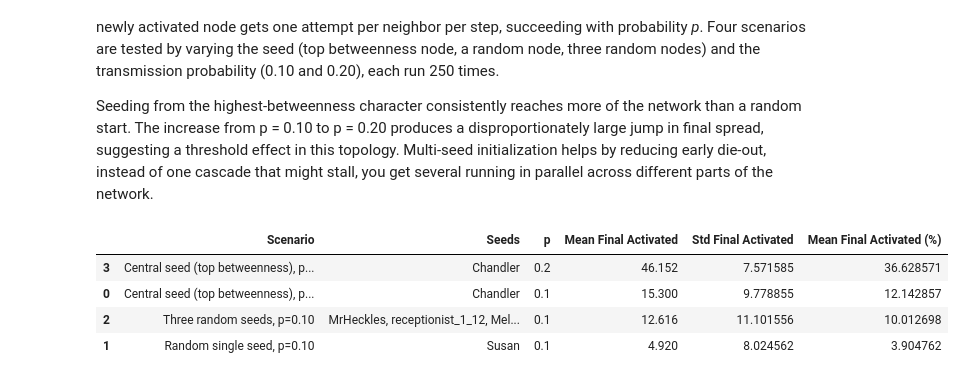
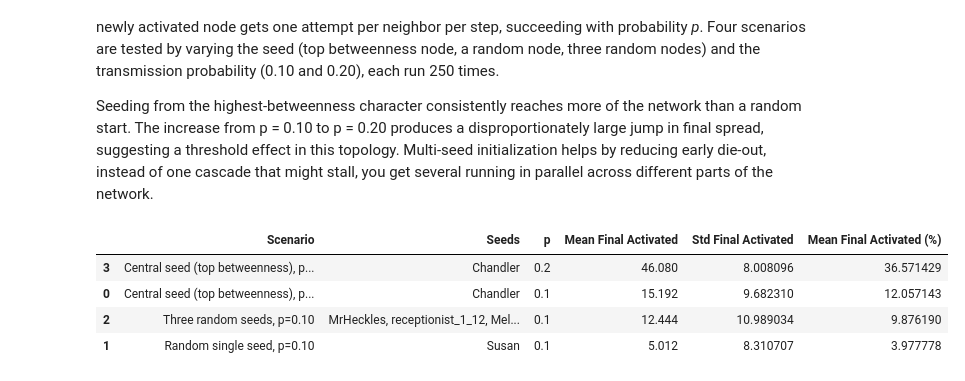
Before and after one commit to gugafiora/social-network-analysis-friends, a Jupyter notebook: social-network-analysis-project-321841.ipynb, the cells around one changed output. Drawn from its saved outputs; the diff is of its cells as text; code cells hidden in the pictures.

```diff
--- a/social-network-analysis-project-321841.ipynb
+++ b/social-network-analysis-project-321841.ipynb
@@ -858,7 +797,7 @@ Seeding from the highest-betweenness character consistently reaches more of the
 import random
 
 
-G_diff = G_real_lcc.copy()
+G_diff = G_lcc_unweighted.copy()
 
 
 bet = nx.betweenness_centrality(G_diff, normalized=True)
@@ -898,7 +837,7 @@ def independent_cascade(graph, seeds, p=0.1, rng=None, max_steps=100):
     return activated, activated_counts
 
 
-def run_scenario(graph, seeds, p, runs=200, base_seed=123):
+def run_scenario(graph, seeds, p, runs=250, base_seed=123):
     final_sizes = []
     trajectories = []
 
@@ -940,38 +879,38 @@ scenarios = [
     {"name": "Three random seeds, p=0.10", "seeds": multi_random_seeds, "p": 0.10},
     {"name": "Central seed (top betweenness), p=0.20", "seeds": [top_seed], "p": 0.20},
 ]
 
 results = {}
 for sc in scenarios:
     results[sc["name"]] = run_scenario(
         graph=G_diff,
         seeds=sc["seeds"],
         p=sc["p"],
         runs=250,
         base_seed=700
     )
 
 summary_rows = []
 N = G_diff.number_of_nodes()
 for sc in scenarios:
     name = sc["name"]
     summary_rows.append({
         "Scenario": name,
-        "Seeds": ", ".join(sc["seeds"]),
+        "Seeds": ", ".join(map(str, sc["seeds"])),
         "p": sc["p"],
         "Mean Final Activated": results[name]["mean_final"],
         "Std Final Activated": results[name]["std_final"],
         "Mean Final Activated (%)": 100 * results[name]["mean_final"] / N
     })
 
 week10_summary = pd.DataFrame(summary_rows).sort_values("Mean Final Activated", ascending=False)
 week10_summary
 # %% [output]
 |  | Scenario | Seeds | p | Mean Final Activated | Std Final Activated | Mean Final Activated (%) |
-| 3 | Central seed (top betweenness), p... | Chandler | 0.2 | 46.152 | 7.571585 | 36.628571 |
-| 0 | Central seed (top betweenness), p... | Chandler | 0.1 | 15.300 | 9.778855 | 12.142857 |
-| 2 | Three random seeds, p=0.10 | MrHeckles, receptionist_1_12, Mel... | 0.1 | 12.616 | 11.101556 | 10.012698 |
-| 1 | Random single seed, p=0.10 | Susan | 0.1 | 4.920 | 8.024562 | 3.904762 |
+| 3 | Central seed (top betweenness), p... | Chandler | 0.2 | 46.080 | 8.008096 | 36.571429 |
+| 0 | Central seed (top betweenness), p... | Chandler | 0.1 | 15.192 | 9.682310 | 12.057143 |
+| 2 | Three random seeds, p=0.10 | MrHeckles, receptionist_1_12, Mel... | 0.1 | 12.444 | 10.989034 | 9.876190 |
+| 1 | Random single seed, p=0.10 | Susan | 0.1 | 5.012 | 8.310707 | 3.977778 |
 # %%
 
 plt.figure(figsize=(9, 6))
```
Also changed, not shown: parts of 11 cells of this notebook.
